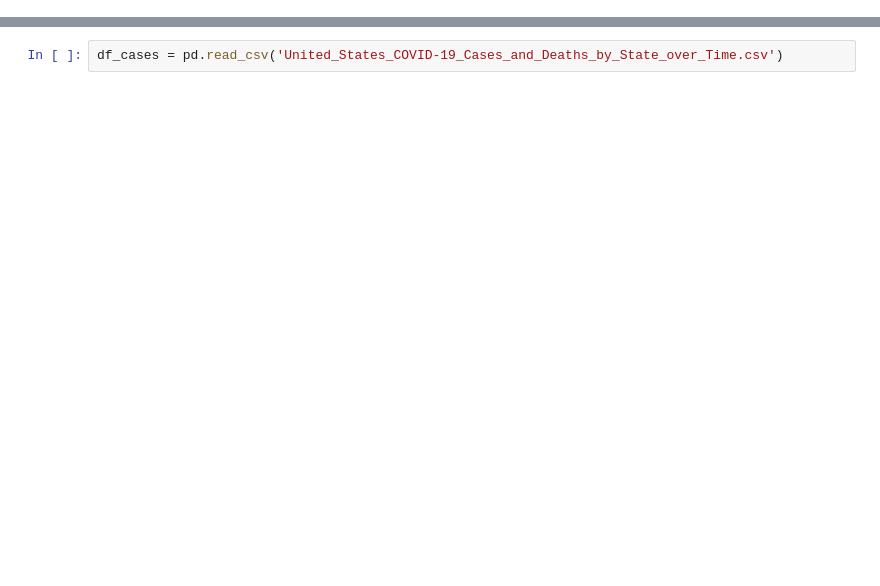
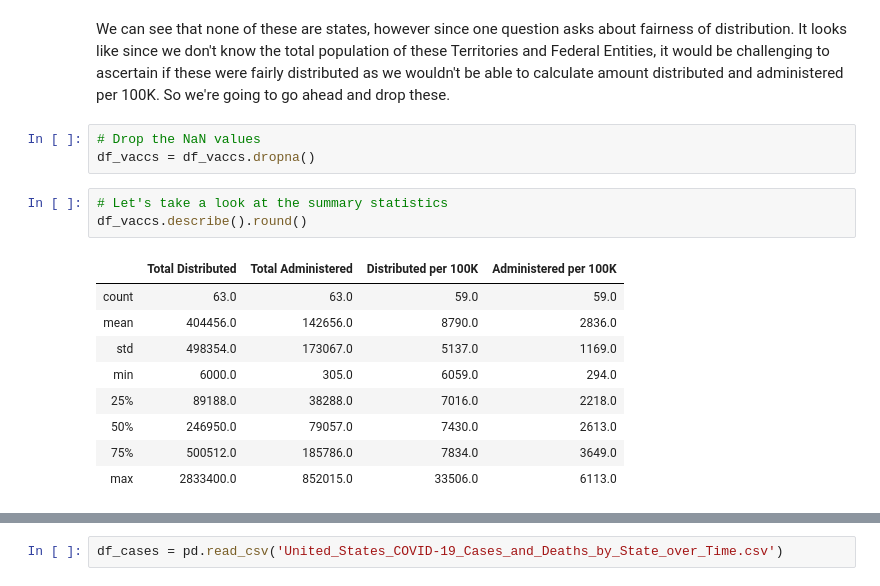
Before and after one commit to JessicaFB/Bodo-Covid, a Jupyter notebook: Untitled.ipynb, the cells around one changed output, grey strips where cells are left out. Cells and saved outputs as stored; diff of their text form; blank space fills up the shorter version.

```diff
--- a/Untitled.ipynb
+++ b/Untitled.ipynb
@@ -28,0 +52,18 @@ df_vaccs
+# %% [markdown]
+We can see that none of these are states, however since one question asks about fairness of distribution. It looks like since we don't know the total population of these Territories and Federal Entities, it would be challenging to ascertain if these were fairly distributed as we wouldn't be able to calculate amount distributed and administered per 100K. So we're going to go ahead and drop these.
+# %%
+# Drop the NaN values
+df_vaccs = df_vaccs.dropna()
+# %%
+# Let's take a look at the summary statistics
+df_vaccs.describe().round()
+# %% [output]
+|  | Total Distributed | Total Administered | Distributed per 100K | Administered per 100K |
+| count | 63.0 | 63.0 | 59.0 | 59.0 |
+| mean | 404456.0 | 142656.0 | 8790.0 | 2836.0 |
+| std | 498354.0 | 173067.0 | 5137.0 | 1169.0 |
+| min | 6000.0 | 305.0 | 6059.0 | 294.0 |
+| 25% | 89188.0 | 38288.0 | 7016.0 | 2218.0 |
+| 50% | 246950.0 | 79057.0 | 7430.0 | 2613.0 |
+| 75% | 500512.0 | 185786.0 | 7834.0 | 3649.0 |
+| max | 2833400.0 | 852015.0 | 33506.0 | 6113.0 |
```
Also changed, not shown: parts of 16 cells of this notebook.
